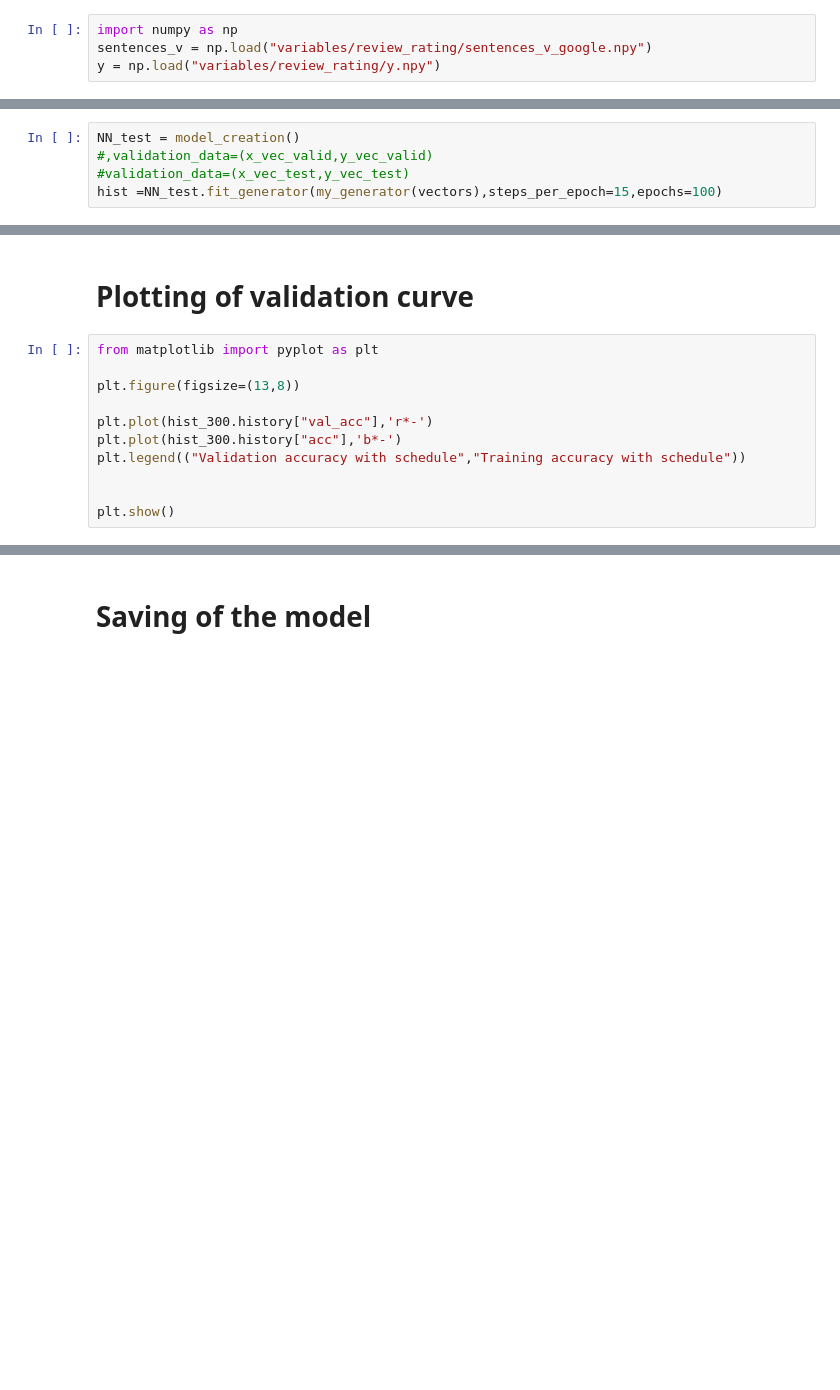
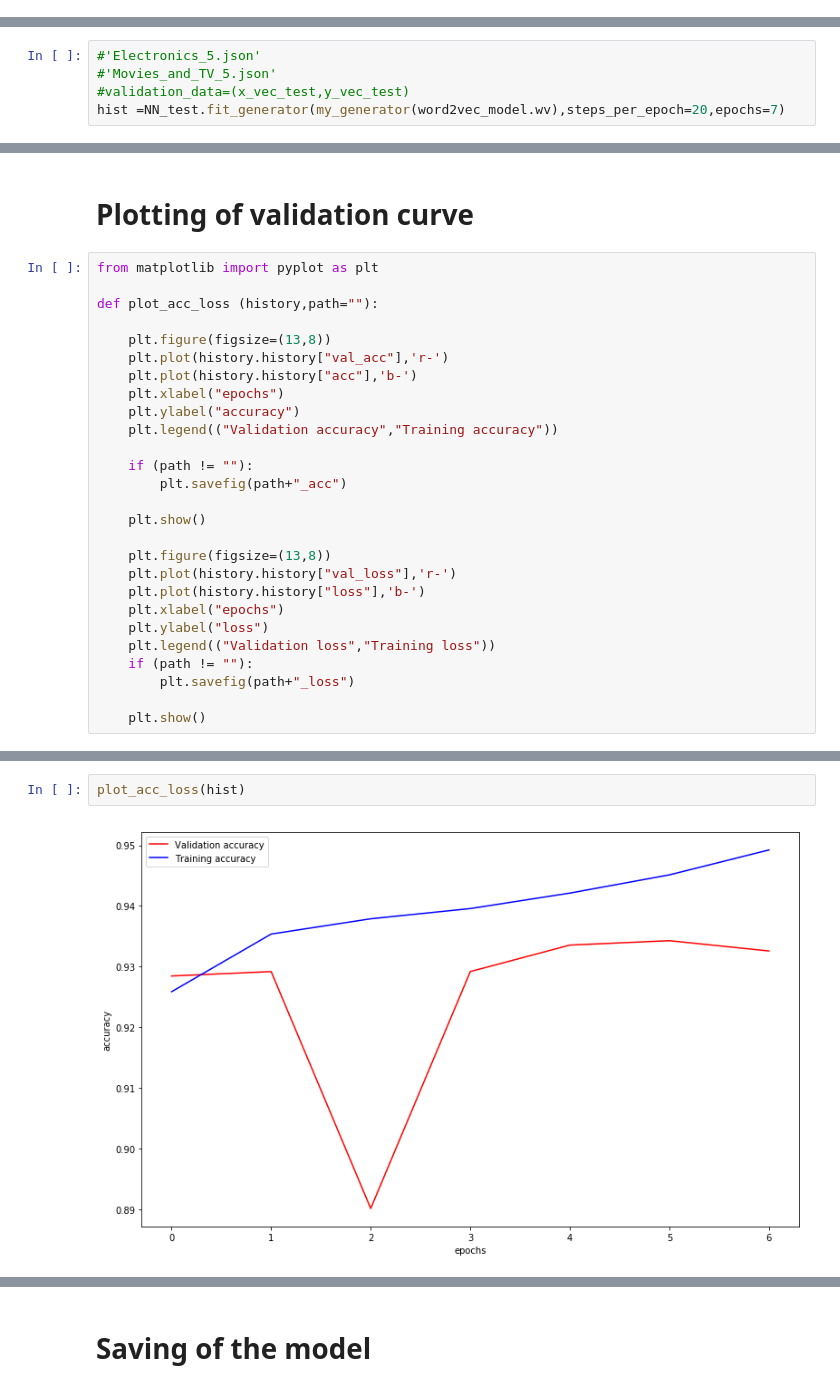
Before and after one commit to Datavoore/NLP, a Jupyter notebook: Review rating.ipynb, the cells around one changed output, grey strips where cells are left out. Cells and saved outputs as stored; diff of their text form; blank space fills up the shorter version.

Commit message:
update review rating notebook

```diff
--- a/Review rating.ipynb
+++ b/Review rating.ipynb
@@ -477,5 +569 @@ np.save("variables/review_rating/y.npy",y)
-# %%
-import numpy as np
-sentences_v = np.load("variables/review_rating/sentences_v_google.npy")
-y = np.load("variables/review_rating/y.npy")
 # %% [markdown]
@@ -647,5 +656,0 @@ def my_generator(vectors):
-# %%
-NN_test = model_creation()
-#,validation_data=(x_vec_valid,y_vec_valid)
-#validation_data=(x_vec_test,y_vec_test)
-hist =NN_test.fit_generator(my_generator(vectors),steps_per_epoch=15,epochs=100)
@@ -674,0 +850,5 @@ NN.evaluate(x_vec_test,y_vec_test)
+# %%
+#'Electronics_5.json'
+#'Movies_and_TV_5.json'
+#validation_data=(x_vec_test,y_vec_test)
+hist =NN_test.fit_generator(my_generator(word2vec_model.wv),steps_per_epoch=20,epochs=7)
@@ -677,11 +913,27 @@ NN.evaluate(x_vec_test,y_vec_test)
 # %%
 from matplotlib import pyplot as plt
 
-plt.figure(figsize=(13,8))
+def plot_acc_loss (history,path=""):
 
-plt.plot(hist_300.history["val_acc"],'r*-')
-plt.plot(hist_300.history["acc"],'b*-')
-plt.legend(("Validation accuracy with schedule","Training accuracy with schedule"))
+    plt.figure(figsize=(13,8))
+    plt.plot(history.history["val_acc"],'r-')
+    plt.plot(history.history["acc"],'b-')
+    plt.xlabel("epochs")
+    plt.ylabel("accuracy")
+    plt.legend(("Validation accuracy","Training accuracy"))
 
+    if (path != ""):
+        plt.savefig(path+"_acc")
 
-plt.show()
+    plt.show()
+
+    plt.figure(figsize=(13,8))
+    plt.plot(history.history["val_loss"],'r-')
+    plt.plot(history.history["loss"],'b-')
+    plt.xlabel("epochs")
+    plt.ylabel("loss")
+    plt.legend(("Validation loss","Training loss"))
+    if (path != ""):
+        plt.savefig(path+"_loss")
+
+    plt.show()
@@ -921,0 +940,4 @@ for nn in NNs :
+# %%
+plot_acc_loss(hist)
+# %% [output]
+[figure, added]
```
Also changed, not shown: parts of 84 cells of this notebook.
